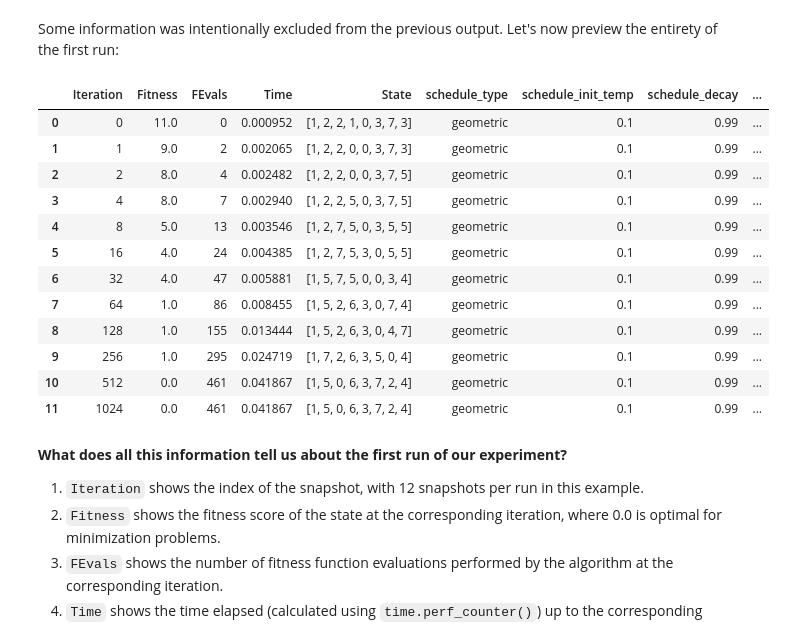
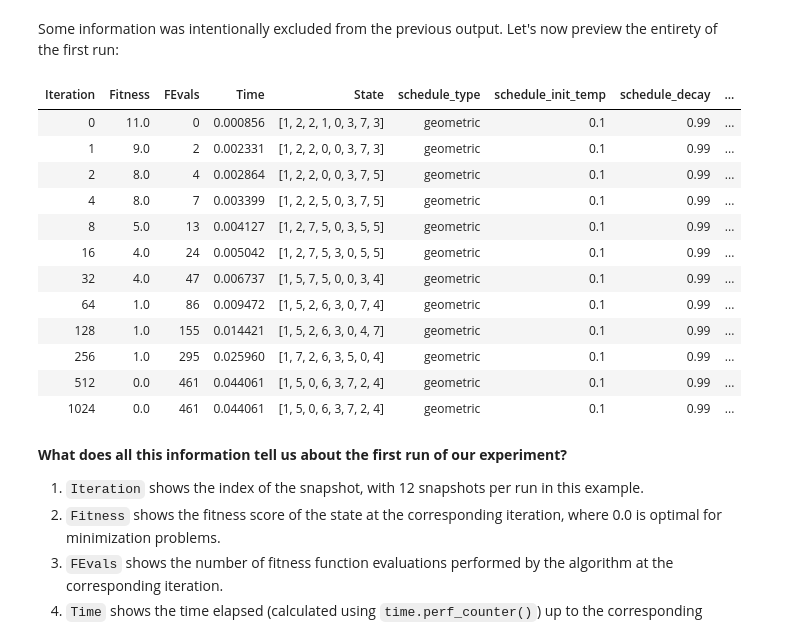
Before and after one commit to zerolinux5/mlrose-ky, a Jupyter notebook: examples/problem_examples.ipynb, the cells around one changed output. Cells and saved outputs as stored; diff of their text form; code cells hidden in the pictures.

```diff
--- a/examples/problem_examples.ipynb
+++ b/examples/problem_examples.ipynb
@@ -151,21 +151,21 @@ HTML(df_run_stats[["Iteration", "Fitness", "FEvals", "Time", "State"]][:iters_pe
 # %% [markdown]
 Some information was intentionally excluded from the previous output. Let's now preview the entirety of the first run:
 # %%
-HTML(df_run_stats[:iters_per_run].to_html())
+HTML(df_run_stats[:iters_per_run].to_html(index=False))
 # %% [output]
-|  | Iteration | Fitness | FEvals | Time | State | schedule_type | schedule_init_temp | schedule_decay | ... |
-| 0 | 0 | 11.0 | 0 | 0.000952 | [1, 2, 2, 1, 0, 3, 7, 3] | geometric | 0.1 | 0.99 | ... |
-| 1 | 1 | 9.0 | 2 | 0.002065 | [1, 2, 2, 0, 0, 3, 7, 3] | geometric | 0.1 | 0.99 | ... |
-| 2 | 2 | 8.0 | 4 | 0.002482 | [1, 2, 2, 0, 0, 3, 7, 5] | geometric | 0.1 | 0.99 | ... |
-| 3 | 4 | 8.0 | 7 | 0.002940 | [1, 2, 2, 5, 0, 3, 7, 5] | geometric | 0.1 | 0.99 | ... |
-| 4 | 8 | 5.0 | 13 | 0.003546 | [1, 2, 7, 5, 0, 3, 5, 5] | geometric | 0.1 | 0.99 | ... |
-| 5 | 16 | 4.0 | 24 | 0.004385 | [1, 2, 7, 5, 3, 0, 5, 5] | geometric | 0.1 | 0.99 | ... |
-| 6 | 32 | 4.0 | 47 | 0.005881 | [1, 5, 7, 5, 0, 0, 3, 4] | geometric | 0.1 | 0.99 | ... |
-| 7 | 64 | 1.0 | 86 | 0.008455 | [1, 5, 2, 6, 3, 0, 7, 4] | geometric | 0.1 | 0.99 | ... |
-| 8 | 128 | 1.0 | 155 | 0.013444 | [1, 5, 2, 6, 3, 0, 4, 7] | geometric | 0.1 | 0.99 | ... |
-| 9 | 256 | 1.0 | 295 | 0.024719 | [1, 7, 2, 6, 3, 5, 0, 4] | geometric | 0.1 | 0.99 | ... |
-| 10 | 512 | 0.0 | 461 | 0.041867 | [1, 5, 0, 6, 3, 7, 2, 4] | geometric | 0.1 | 0.99 | ... |
-| 11 | 1024 | 0.0 | 461 | 0.041867 | [1, 5, 0, 6, 3, 7, 2, 4] | geometric | 0.1 | 0.99 | ... |
+| Iteration | Fitness | FEvals | Time | State | schedule_type | schedule_init_temp | schedule_decay | ... |
+| 0 | 11.0 | 0 | 0.000856 | [1, 2, 2, 1, 0, 3, 7, 3] | geometric | 0.1 | 0.99 | ... |
+| 1 | 9.0 | 2 | 0.002331 | [1, 2, 2, 0, 0, 3, 7, 3] | geometric | 0.1 | 0.99 | ... |
+| 2 | 8.0 | 4 | 0.002864 | [1, 2, 2, 0, 0, 3, 7, 5] | geometric | 0.1 | 0.99 | ... |
+| 4 | 8.0 | 7 | 0.003399 | [1, 2, 2, 5, 0, 3, 7, 5] | geometric | 0.1 | 0.99 | ... |
+| 8 | 5.0 | 13 | 0.004127 | [1, 2, 7, 5, 0, 3, 5, 5] | geometric | 0.1 | 0.99 | ... |
+| 16 | 4.0 | 24 | 0.005042 | [1, 2, 7, 5, 3, 0, 5, 5] | geometric | 0.1 | 0.99 | ... |
+| 32 | 4.0 | 47 | 0.006737 | [1, 5, 7, 5, 0, 0, 3, 4] | geometric | 0.1 | 0.99 | ... |
+| 64 | 1.0 | 86 | 0.009472 | [1, 5, 2, 6, 3, 0, 7, 4] | geometric | 0.1 | 0.99 | ... |
+| 128 | 1.0 | 155 | 0.014421 | [1, 5, 2, 6, 3, 0, 4, 7] | geometric | 0.1 | 0.99 | ... |
+| 256 | 1.0 | 295 | 0.025960 | [1, 7, 2, 6, 3, 5, 0, 4] | geometric | 0.1 | 0.99 | ... |
+| 512 | 0.0 | 461 | 0.044061 | [1, 5, 0, 6, 3, 7, 2, 4] | geometric | 0.1 | 0.99 | ... |
+| 1024 | 0.0 | 461 | 0.044061 | [1, 5, 0, 6, 3, 7, 2, 4] | geometric | 0.1 | 0.99 | ... |
 # %% [markdown]
 **What does all this information tell us about the first run of our experiment?**
 
```
Also changed, not shown: parts of 32 cells of this notebook, 5 other files.
